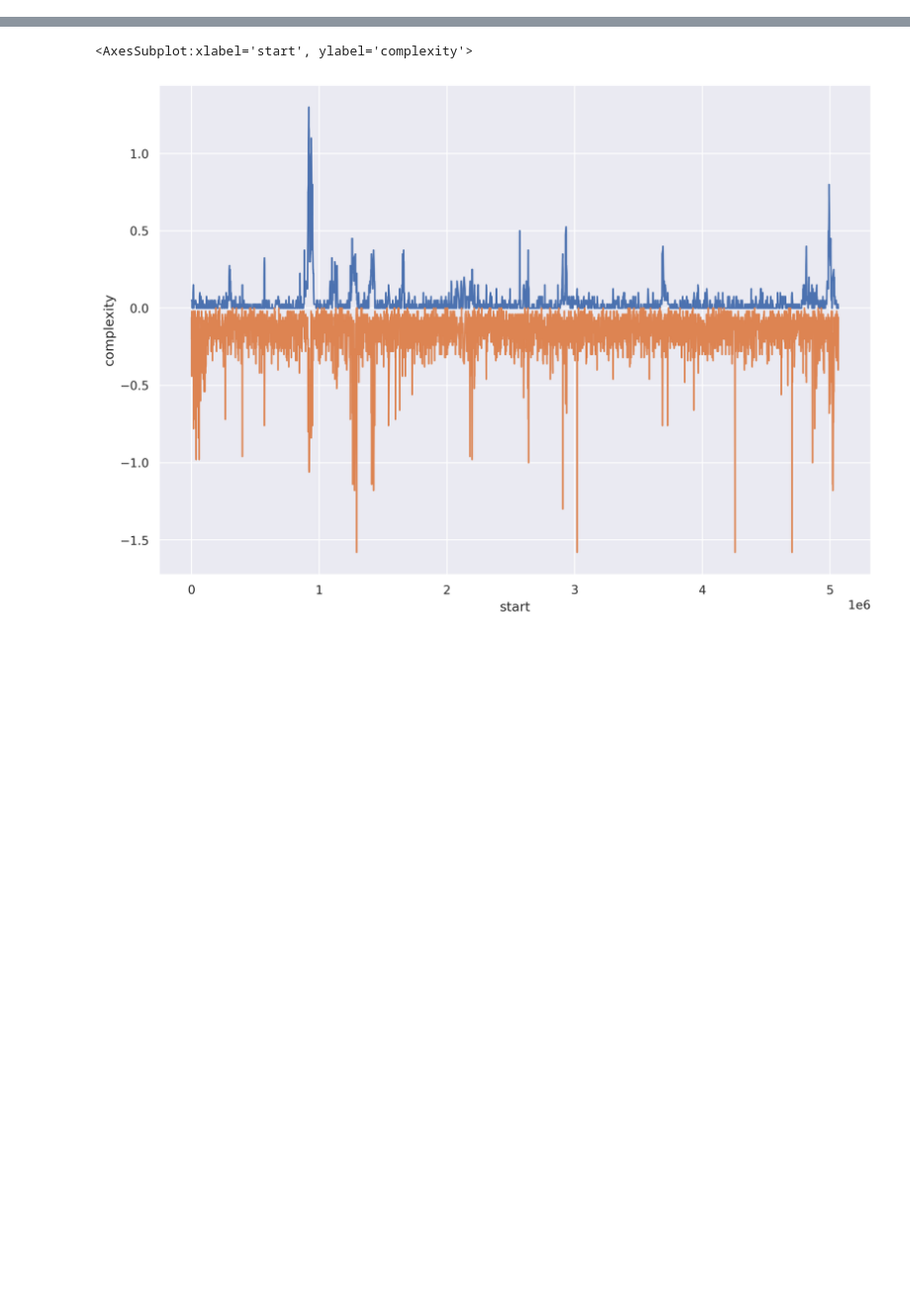
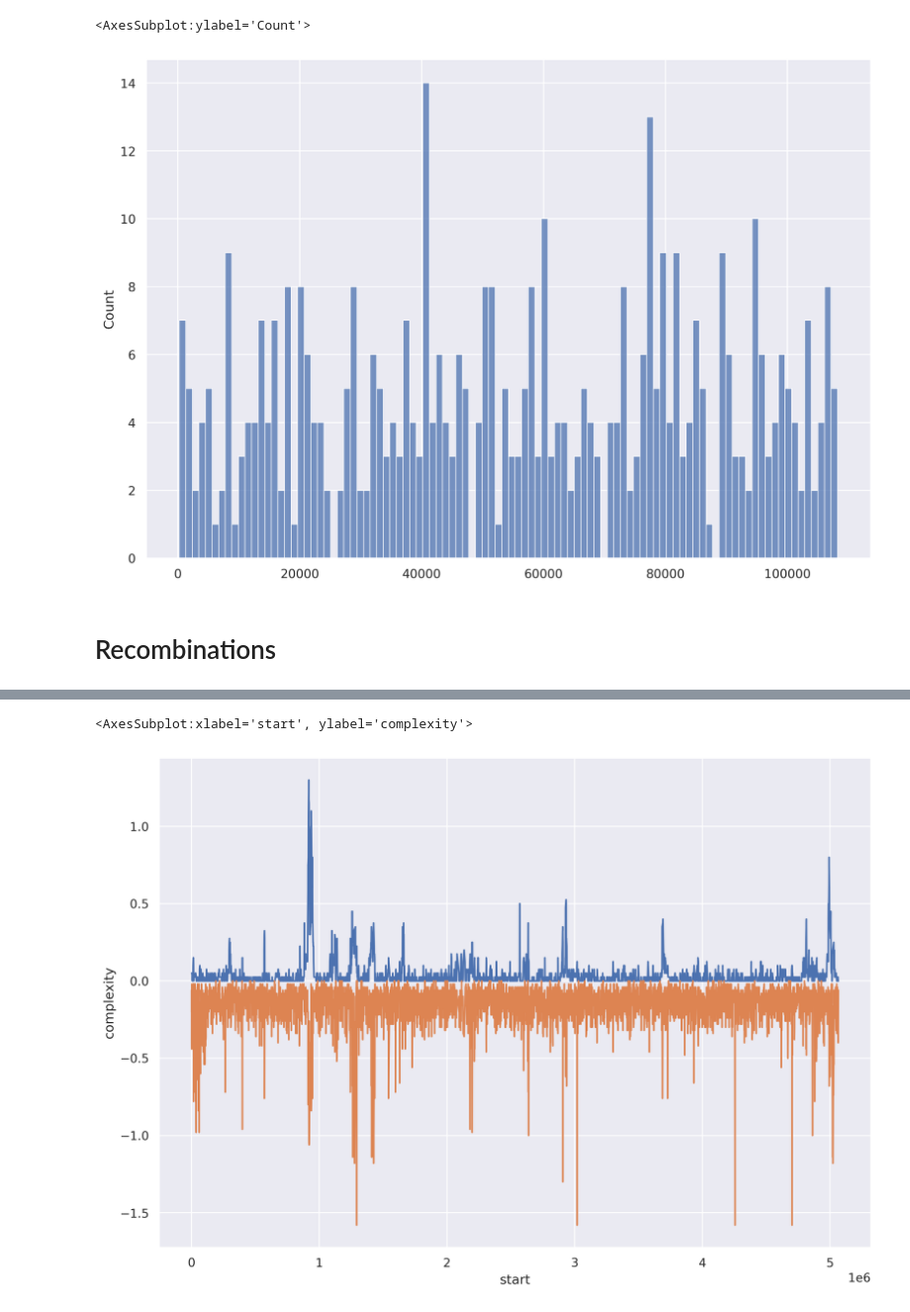
Before and after one commit to paraslonic/orthosnake, a Jupyter notebook: results.ipynb, the cells around one changed output, grey strips where cells are left out. Shown: that part at 99% size. Drawn from its saved outputs; the diff is of its cells as text; code cells hidden in the pictures; blank space fills up the shorter version.

Commit message:
add script to find restriction sites to the result.ipynb

```diff
--- a/results.ipynb
+++ b/results.ipynb
@@ -111,0 +122,27 @@ sns.scatterplot(x=loc_df.total, y=loc_df.AT)
+# %%
+def find_restriction_sites(restriciton_sites, genome):
+    r = []
+    for pattern in restriciton_sites:
+        results = re.finditer(pattern, genome)
+        for result in results:
+            r.append(result.span()[0])
+    r.sort()
+    return r
+# %%
+restriction_sites=['GAGCTC ', 'CACGTG ', 'CGGCCG ', 'CCTNAGG ', 'GGTCTC ', 'CCTNNNNNAGG ', 'TACGTA ', 'RGGNCCY ', 'AGGCCT ', 'GRGCYC ', 'GRGCYC ','GAATTC ',
+ 'AGCGCT ',
+ 'ATGCAT ',
+ 'CCWWGG ',
+ 'CCWWGG ',
+ 'CYCGRG ',
+ 'GGTNACC ',
+ 'GGTNACC ',
+ 'GATATC ',
+ 'GATATC ',
+ 'GGWCC ',
+ 'CTGAAG ',
+ 'CTGRAG ',
+ 'CCWGG ']
+restriction_sites = [i.rstrip() for i in restriction_sites]
+# %%
+restriciton_sites = [extend_ambiguous_dna(i) for i in restriction_sites]
@@ -112,3 +169,12 @@ sns.scatterplot(x=loc_df.total, y=loc_df.AT)
+# %%
+restriction_coordinates = find_restriction_sites(restriciton_sites, str(record.seq))
+# %%
+sns.histplot(restriction_coordinates, bins = 100)
+# %% [output]
+<AxesSubplot:ylabel='Count'>
+[figure, added]
+# %% [markdown]
+# Recombinations
 # %%
 reads = pd.read_table('Results/{contig}.bed'.format(contig=contig), sep = '\t', header = None)
 # %%
```
Also changed, not shown: parts of 17 cells of this notebook.
